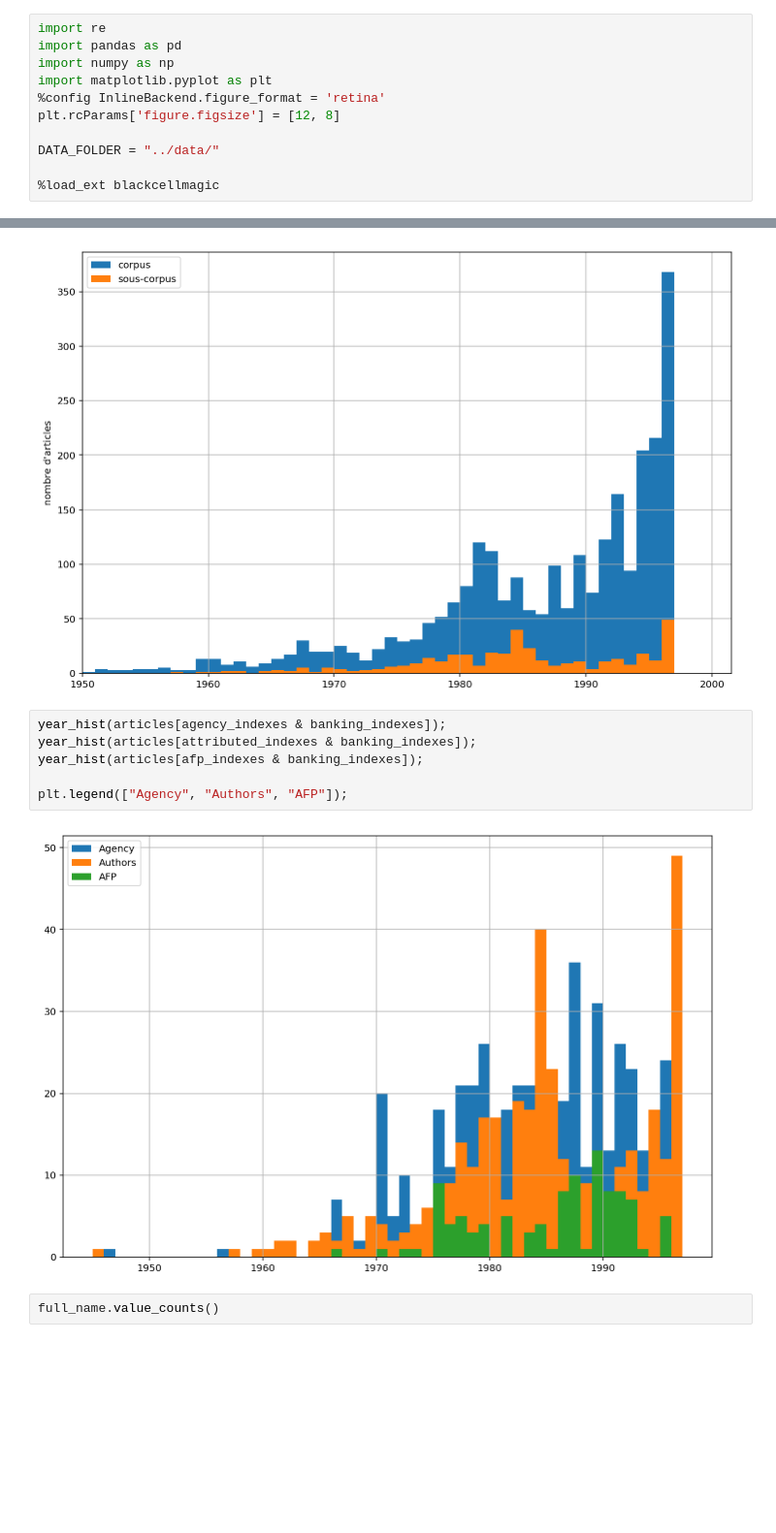
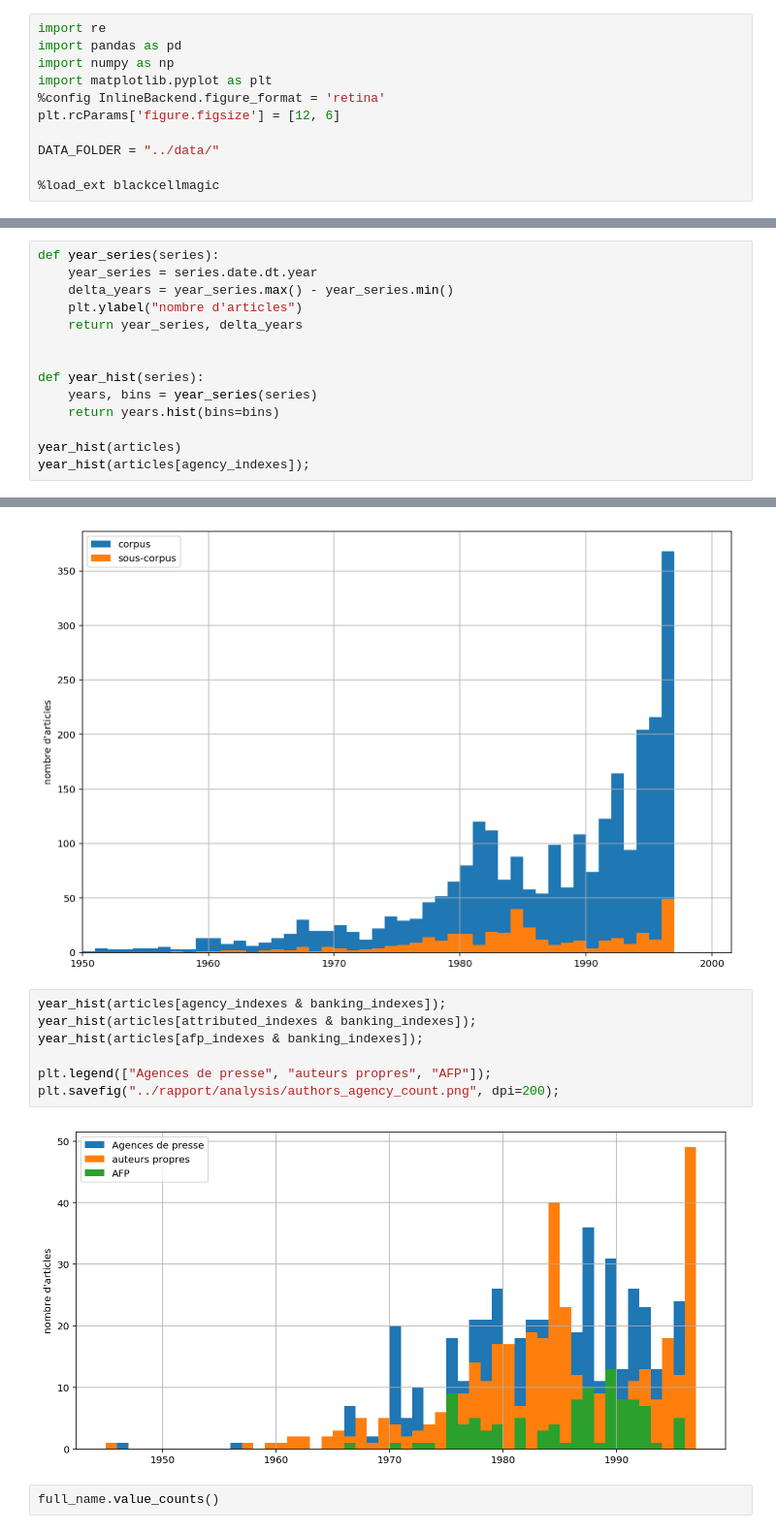
Before and after one commit to RomainMendez/Digital-Humanities-Project, a Jupyter notebook: src/author_analysis.ipynb, the cells around one changed output, grey strips where cells are left out. Shown at 97% size. Saved outputs shown, nothing was run; the diff lists cells and outputs as text; blank space fills up the shorter version.

Commit message:
Export nice graphs.

```diff
--- a/src/author_analysis.ipynb
+++ b/src/author_analysis.ipynb
@@ -6,7 +6,7 @@ import pandas as pd
 import numpy as np
 import matplotlib.pyplot as plt
 %config InlineBackend.figure_format = 'retina'
-plt.rcParams['figure.figsize'] = [12, 8]
+plt.rcParams['figure.figsize'] = [12, 6]
 
 DATA_FOLDER = "../data/"
 
@@ -137,3 +82,17 @@ Peaks at 1973, 1975, 1981, 1989, 1990.
 agency_indexes.sum() / articles.shape[0]
 # %% [output]
 0.18376612110346424
+# %%
+def year_series(series):
+    year_series = series.date.dt.year
+    delta_years = year_series.max() - year_series.min()
+    plt.ylabel("nombre d'articles")
+    return year_series, delta_years
+
+
+def year_hist(series):
+    years, bins = year_series(series)
+    return years.hist(bins=bins)
+
+year_hist(articles)
+year_hist(articles[agency_indexes]);
@@ -296,11 +301,12 @@ plt.savefig("../rapport/methodology/author_attributed.png", dpi=200)
 # %%
 year_hist(articles[agency_indexes & banking_indexes]);
 year_hist(articles[attributed_indexes & banking_indexes]);
 year_hist(articles[afp_indexes & banking_indexes]);
 
-plt.legend(["Agency", "Authors", "AFP"]);
+plt.legend(["Agences de presse", "auteurs propres", "AFP"]);
+plt.savefig("../rapport/analysis/authors_agency_count.png", dpi=200);
 # %% [output]
-[figure, old version]
+[figure, new version]
 # %%
 full_name.value_counts()
 # %% [output]
```
Also changed, not shown: parts of 9 cells of this notebook, 5 other files.
